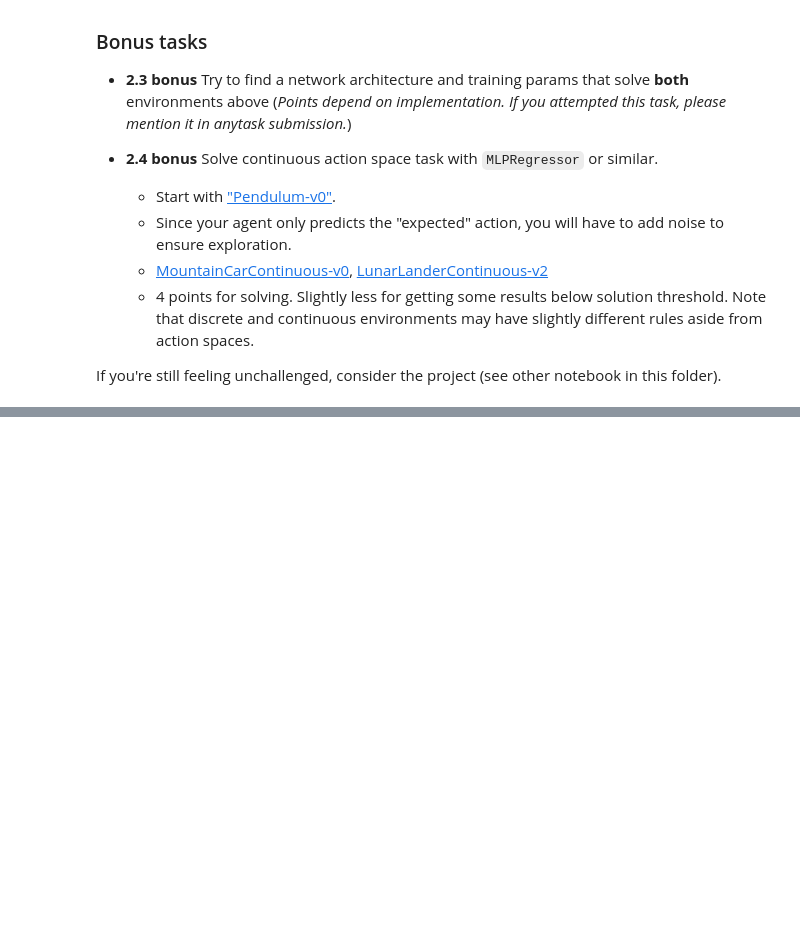
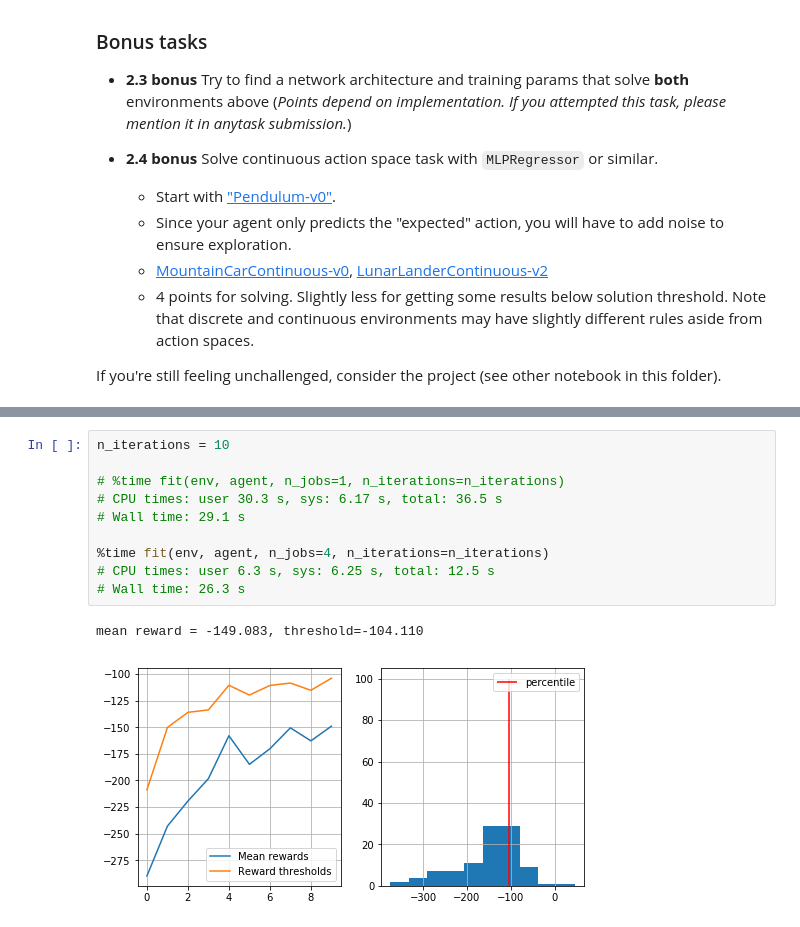
Before and after one commit to gavrilovp/Practical_RL, a Jupyter notebook: week01_intro/crossentropy_method.ipynb, the cells around one changed output, grey strips where cells are left out. Saved outputs shown, nothing was run; the diff lists cells and outputs as text; blank space fills up the shorter version.

```diff
--- a/week01_intro/crossentropy_method.ipynb
+++ b/week01_intro/crossentropy_method.ipynb
@@ -524,0 +556,13 @@ with Parallel(n_jobs=4) as parallel:
+# %%
+n_iterations = 10
+
+# %time fit(env, agent, n_jobs=1, n_iterations=n_iterations)
+# CPU times: user 30.3 s, sys: 6.17 s, total: 36.5 s
+# Wall time: 29.1 s
+
+%time fit(env, agent, n_jobs=4, n_iterations=n_iterations)
+# CPU times: user 6.3 s, sys: 6.25 s, total: 12.5 s
+# Wall time: 26.3 s
+# %% [output]
+mean reward = -149.083, threshold=-104.110
+[figure, added]
```
Also changed, not shown: parts of 14 cells of this notebook.
